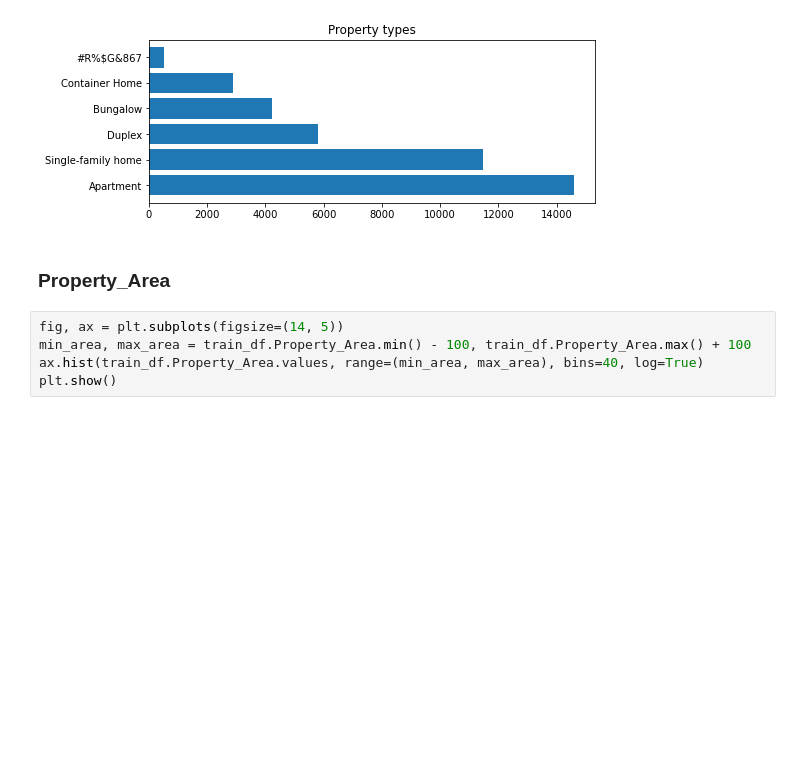
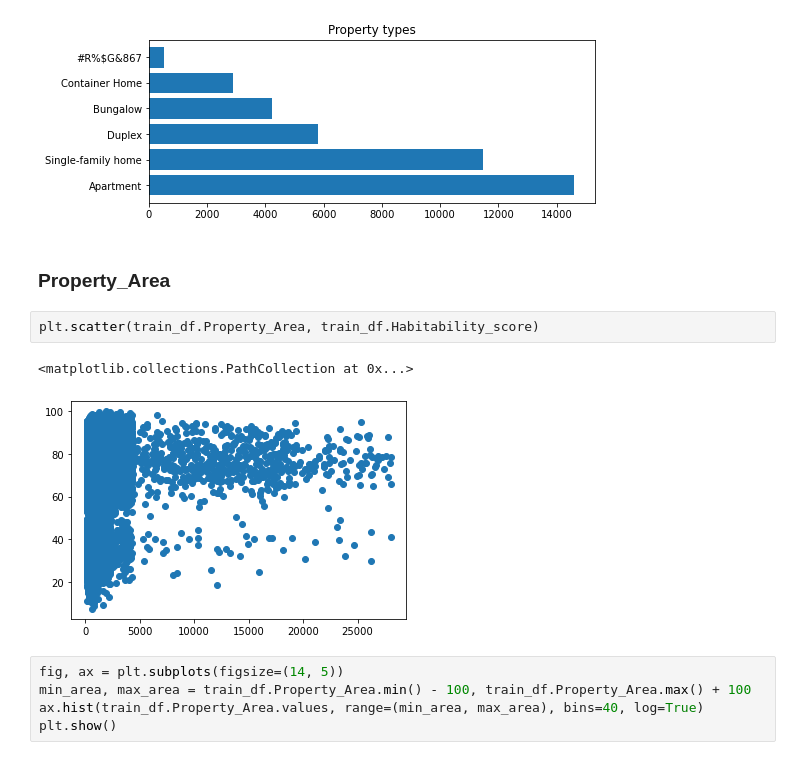
Before and after one commit to reddynt/data-science-competitions, a Jupyter notebook: hacker_earth/habitability_score_prediction/data_preparation.ipynb, the cells around one changed output. Cells and saved outputs as stored; diff of their text form; blank space fills up the shorter version.

```diff
--- a/hacker_earth/habitability_score_prediction/data_preparation.ipynb
+++ b/hacker_earth/habitability_score_prediction/data_preparation.ipynb
@@ -126,6 +126,11 @@ plot_bar(train_df.Property_Type, orientation="h", name="Property types")
 [figure]
 # %% [markdown]
 ### Property_Area
+# %%
+plt.scatter(train_df.Property_Area, train_df.Habitability_score)
+# %% [output]
+<matplotlib.collections.PathCollection at 0x...>
+[figure, added]
 # %%
 fig, ax = plt.subplots(figsize=(14, 5))
 min_area, max_area = train_df.Property_Area.min() - 100, train_df.Property_Area.max() + 100
```
Also changed, not shown: parts of 6 cells of this notebook, 11 other files.
